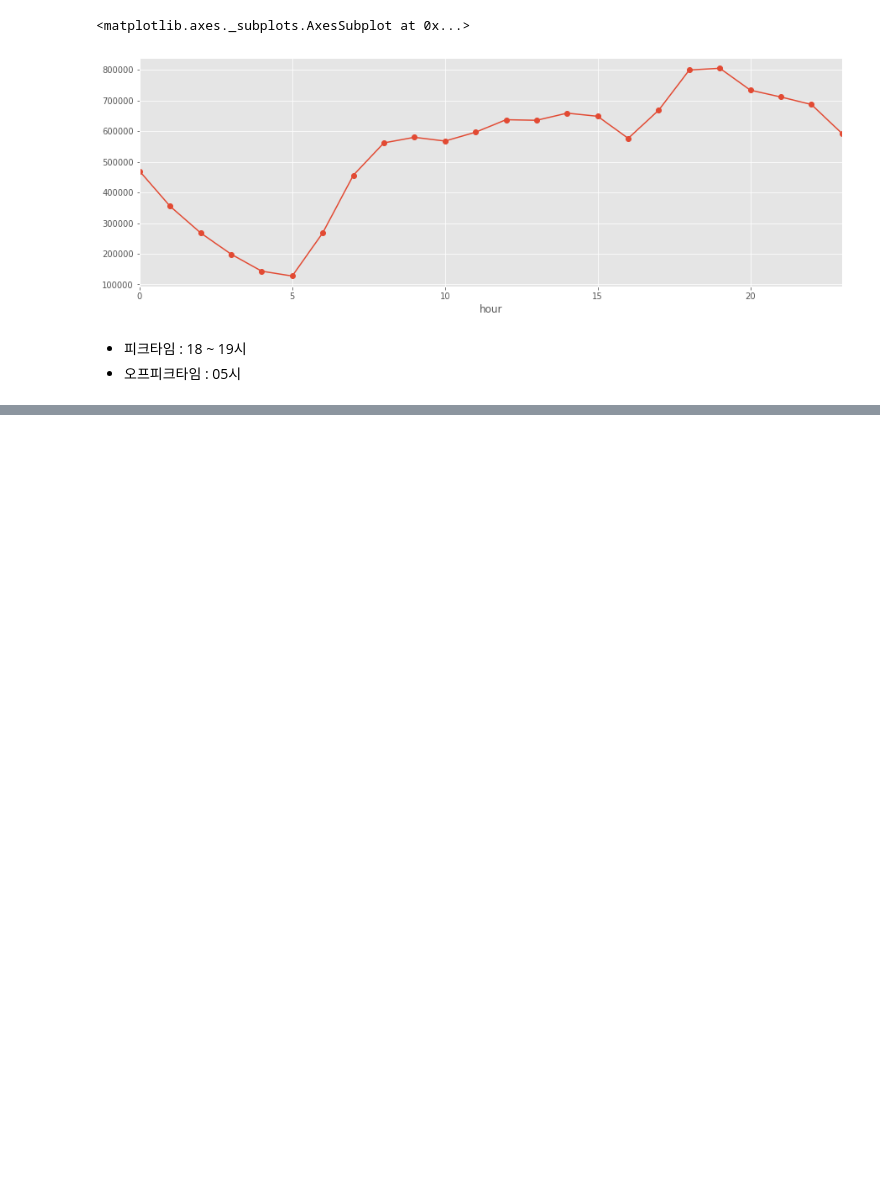
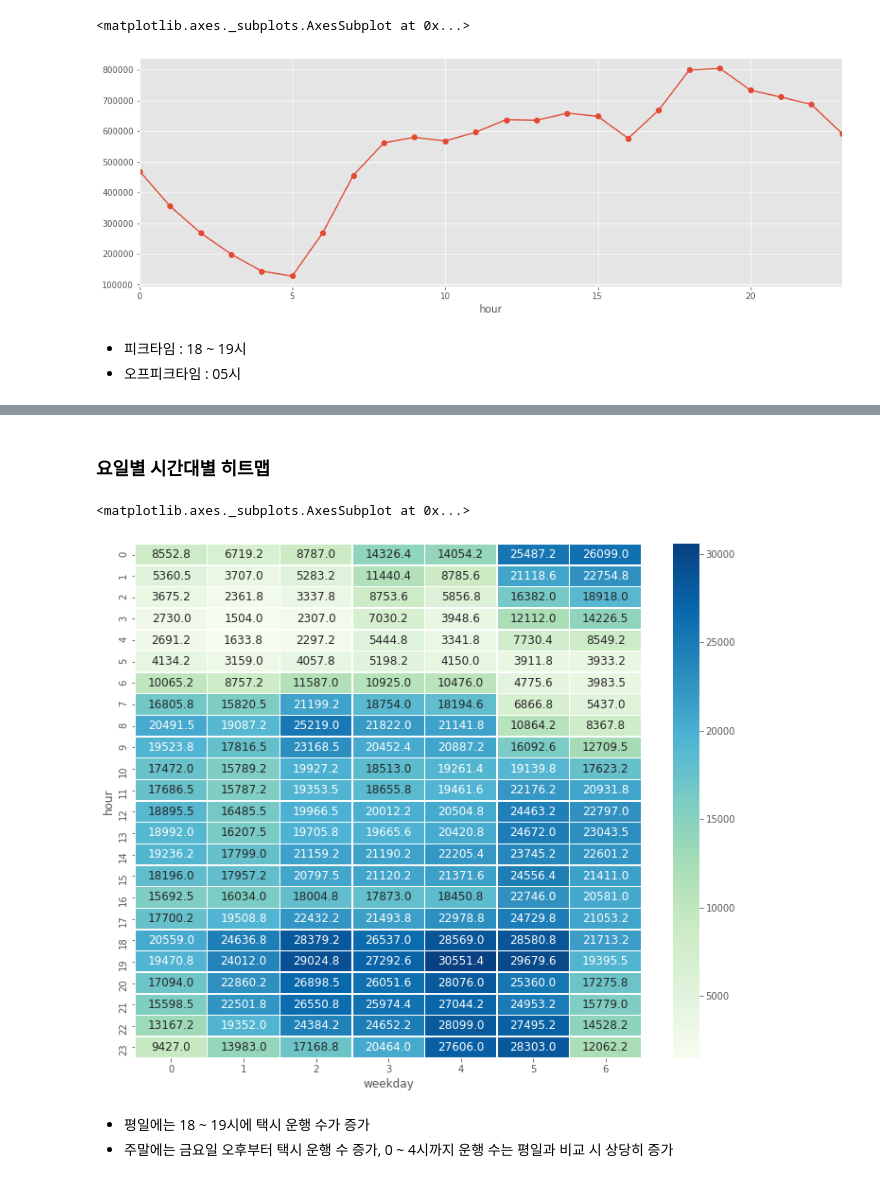
Before and after one commit to jeonprize/New_york_demand_forecasting, a Jupyter notebook: EDA.ipynb, the cells around one changed output, grey strips where cells are left out. Cells and saved outputs as stored; diff of their text form; code cells hidden in the pictures; blank space fills up the shorter version.

```diff
--- a/EDA.ipynb
+++ b/EDA.ipynb
@@ -125,0 +150,2 @@ df.groupby(['weekday'])['cnt'].sum().iplot(kind='bar',xTitle='요일',yTitle='
+# %%
+df['weekend']=(df.index.dayofweek // 5 == 1).astype(int)
@@ -125,0 +162,12 @@ df.groupby(['weekday'])['cnt'].sum().iplot(kind='bar',xTitle='요일',yTitle='
+# %% [markdown]
+### 요일별 시간대별 히트맵
+# %%
+plt.figure(figsize=(12,10))
+sns.heatmap(df.groupby(['hour','weekday'])['cnt'].mean().unstack(),
+            lw=0.5,annot=True,cmap='GnBu',fmt='.1f', annot_kws={'size':12})
+# %% [output]
+<matplotlib.axes._subplots.AxesSubplot at 0x...>
+[figure, added]
+# %% [markdown]
+* 평일에는 18 ~ 19시에 택시 운행 수가 증가
+* 주말에는 금요일 오후부터 택시 운행 수 증가, 0 ~ 4시까지 운행 수는 평일과 비교 시 상당히 증가
```
Also changed, not shown: parts of 13 cells of this notebook.
